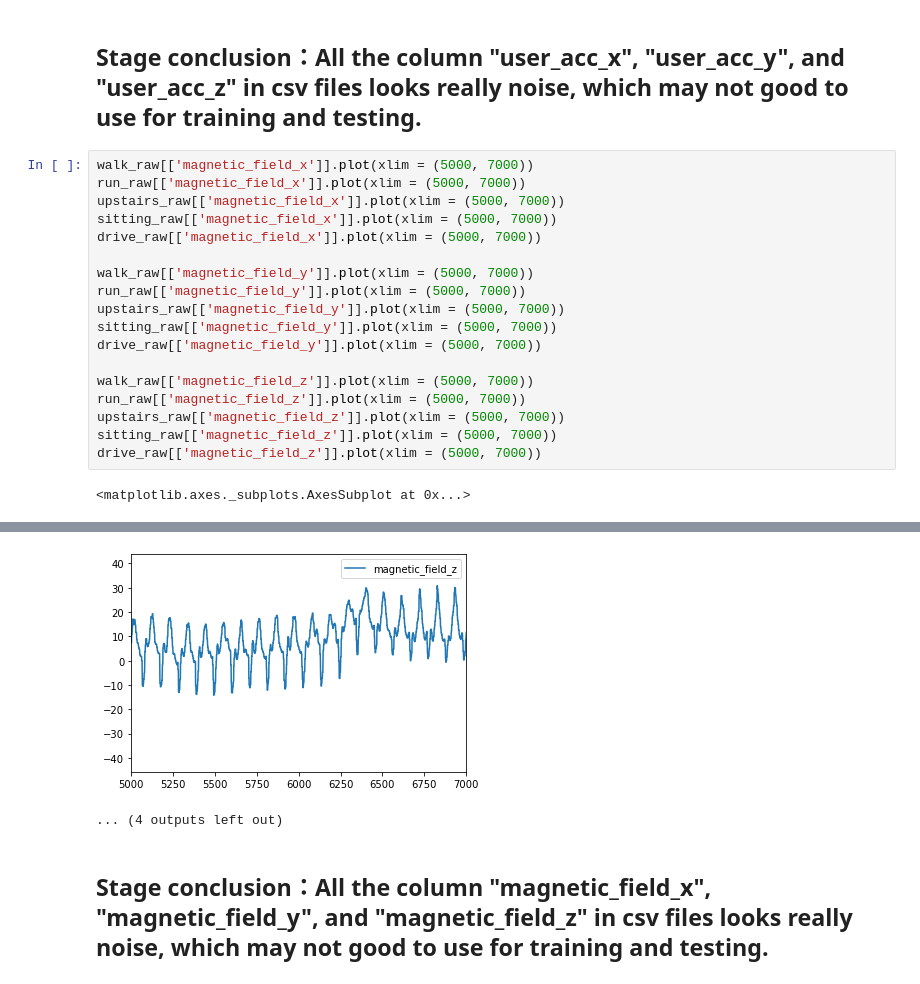
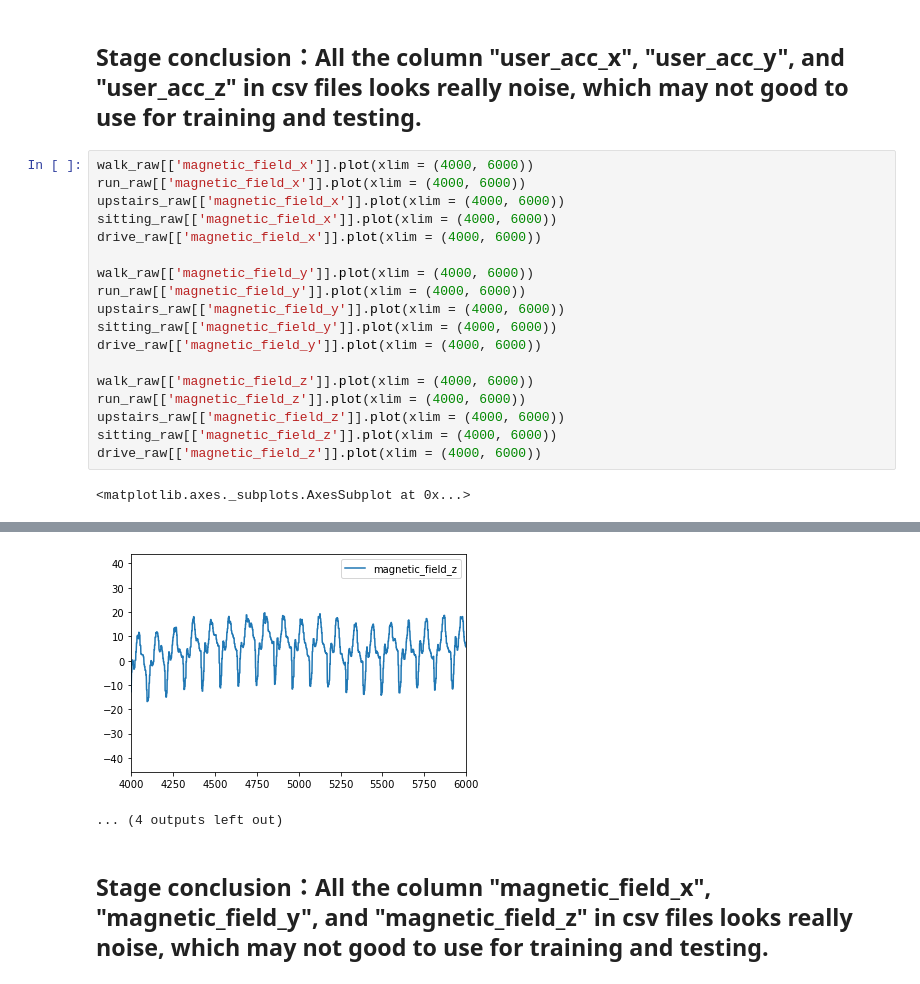
Before and after one commit to YunheYang/6961_A3, a Jupyter notebook: 6961_A3.ipynb, the cells around one changed output, grey strips where cells are left out. Drawn from its saved outputs; the diff is of its cells as text.

```diff
--- a/6961_A3.ipynb
+++ b/6961_A3.ipynb
@@ -165,22 +165,22 @@ drive_raw[['user_acc_z']].plot(xlim = (5000, 7000))
 # %% [markdown]
 ## Stage conclusion：All the column "user_acc_x", "user_acc_y", and "user_acc_z" in csv files looks really noise, which may not good to use for training and testing.
 # %%
-walk_raw[['magnetic_field_x']].plot(xlim = (5000, 7000))
-run_raw[['magnetic_field_x']].plot(xlim = (5000, 7000))
-upstairs_raw[['magnetic_field_x']].plot(xlim = (5000, 7000))
-sitting_raw[['magnetic_field_x']].plot(xlim = (5000, 7000))
-drive_raw[['magnetic_field_x']].plot(xlim = (5000, 7000))
+walk_raw[['magnetic_field_x']].plot(xlim = (4000, 6000))
+run_raw[['magnetic_field_x']].plot(xlim = (4000, 6000))
+upstairs_raw[['magnetic_field_x']].plot(xlim = (4000, 6000))
+sitting_raw[['magnetic_field_x']].plot(xlim = (4000, 6000))
+drive_raw[['magnetic_field_x']].plot(xlim = (4000, 6000))
 
-walk_raw[['magnetic_field_y']].plot(xlim = (5000, 7000))
-run_raw[['magnetic_field_y']].plot(xlim = (5000, 7000))
-upstairs_raw[['magnetic_field_y']].plot(xlim = (5000, 7000))
-sitting_raw[['magnetic_field_y']].plot(xlim = (5000, 7000))
-drive_raw[['magnetic_field_y']].plot(xlim = (5000, 7000))
+walk_raw[['magnetic_field_y']].plot(xlim = (4000, 6000))
+run_raw[['magnetic_field_y']].plot(xlim = (4000, 6000))
+upstairs_raw[['magnetic_field_y']].plot(xlim = (4000, 6000))
+sitting_raw[['magnetic_field_y']].plot(xlim = (4000, 6000))
+drive_raw[['magnetic_field_y']].plot(xlim = (4000, 6000))
 
-walk_raw[['magnetic_field_z']].plot(xlim = (5000, 7000))
-run_raw[['magnetic_field_z']].plot(xlim = (5000, 7000))
-upstairs_raw[['magnetic_field_z']].plot(xlim = (5000, 7000))
-sitting_raw[['magnetic_field_z']].plot(xlim = (5000, 7000))
-drive_raw[['magnetic_field_z']].plot(xlim = (5000, 7000))
+walk_raw[['magnetic_field_z']].plot(xlim = (4000, 6000))
+run_raw[['magnetic_field_z']].plot(xlim = (4000, 6000))
+upstairs_raw[['magnetic_field_z']].plot(xlim = (4000, 6000))
+sitting_raw[['magnetic_field_z']].plot(xlim = (4000, 6000))
+drive_raw[['magnetic_field_z']].plot(xlim = (4000, 6000))
 # %% [output]
 <matplotlib.axes._subplots.AxesSubplot at 0x...>
@@ -197,4 +197,4 @@ drive_raw[['magnetic_field_z']].plot(xlim = (5000, 7000))
-[figure, old version]
+[figure, new version]
 ... (4 outputs left out)
 # %% [markdown]
 ## Stage conclusion：All the column "magnetic_field_x", "magnetic_field_y", and "magnetic_field_z" in csv files looks really noise, which may not good to use for training and testing.
```
Also changed, not shown: parts of 13 cells of this notebook.
